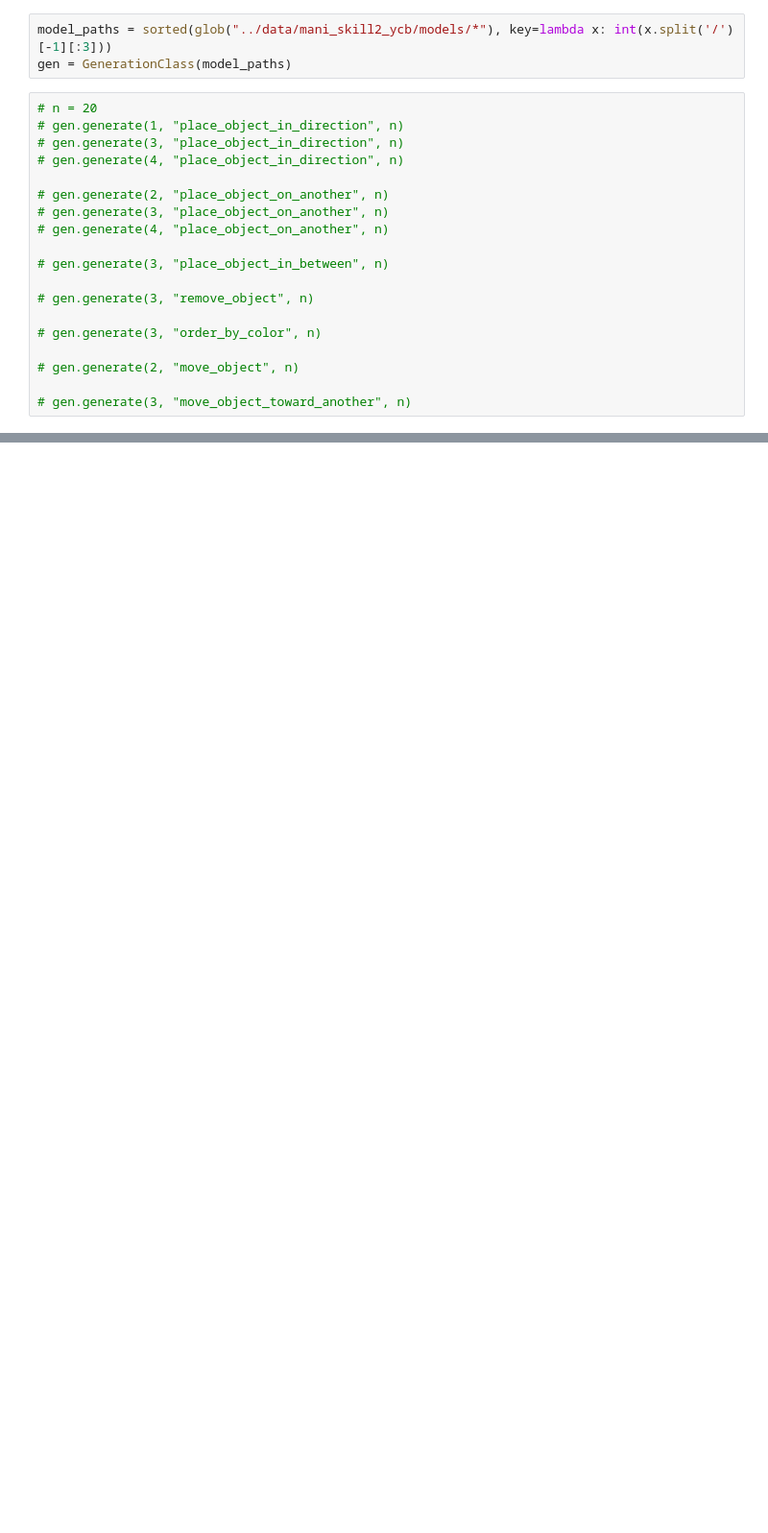
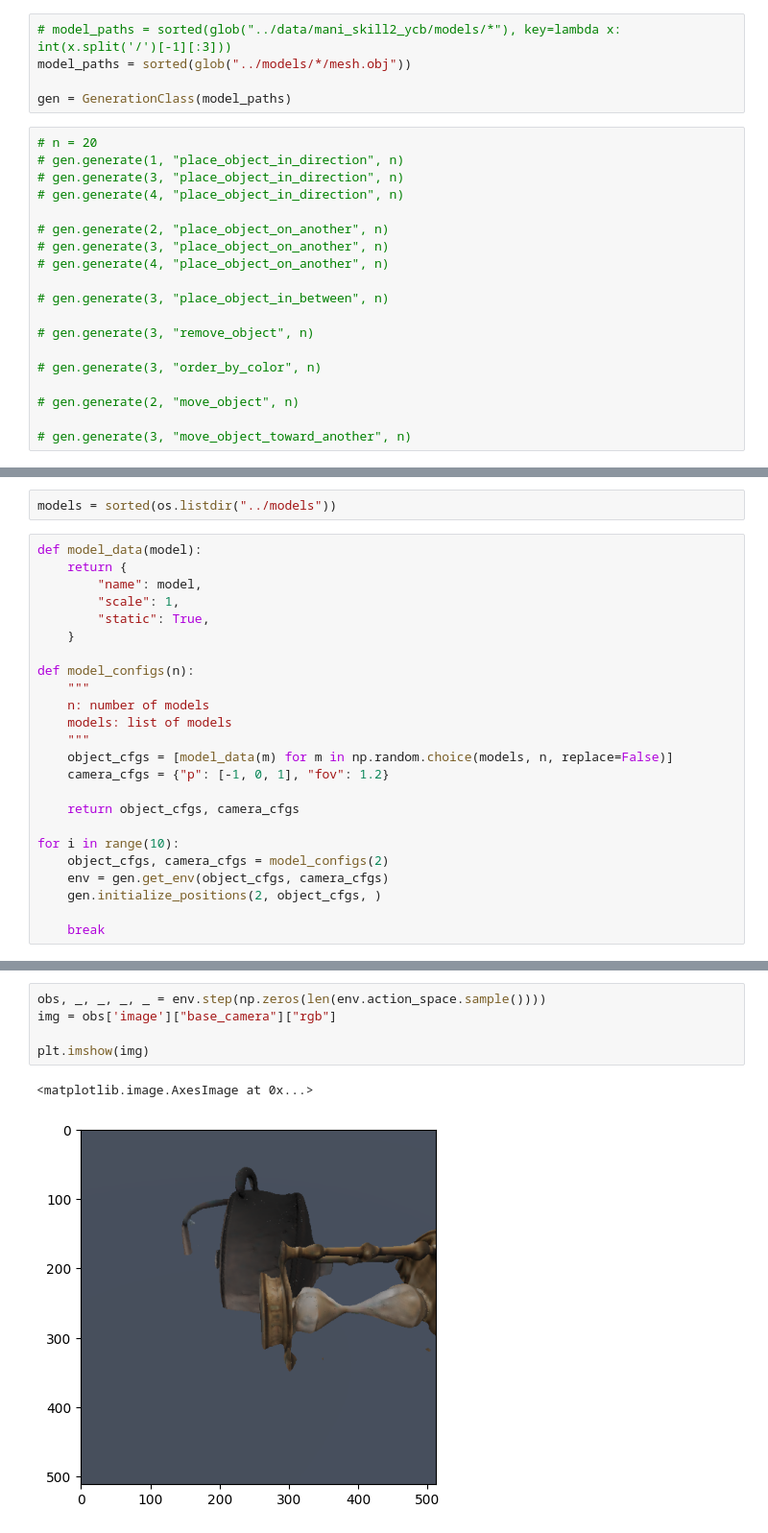
Before and after one commit to KaiMJ/Benchmark_Maniskill2, a Jupyter notebook: creation/refactor.ipynb, the cells around one changed output, grey strips where cells are left out. Shown at 96% size. Drawn from its saved outputs; the diff is of its cells as text; blank space fills up the shorter version.

Commit message:
3d object cfgs

```diff
--- a/creation/refactor.ipynb
+++ b/creation/refactor.ipynb
@@ -33,7 +33,9 @@ from IPython.display import clear_output
 # os.makedirs(move_cube_dir, exist_ok=True)
 # os.makedirs(move_ycb_dir, exist_ok=True)
 # %%
-model_paths = sorted(glob("../data/mani_skill2_ycb/models/*"), key=lambda x: int(x.split('/')[-1][:3]))
+# model_paths = sorted(glob("../data/mani_skill2_ycb/models/*"), key=lambda x: int(x.split('/')[-1][:3]))
+model_paths = sorted(glob("../models/*/mesh.obj"))
+
 gen = GenerationClass(model_paths)
 # %%
 # n = 20
@@ -56,0 +67,26 @@ gen = GenerationClass(model_paths)
+# %%
+models = sorted(os.listdir("../models"))
+# %%
+def model_data(model):
+    return {
+        "name": model,
+        "scale": 1,
+        "static": True,
+    }
+
+def model_configs(n):
+    """
+    n: number of models
+    models: list of models
+    """
+    object_cfgs = [model_data(m) for m in np.random.choice(models, n, replace=False)]
+    camera_cfgs = {"p": [-1, 0, 1], "fov": 1.2}
+
+    return object_cfgs, camera_cfgs
+
+for i in range(10):
+    object_cfgs, camera_cfgs = model_configs(2)
+    env = gen.get_env(object_cfgs, camera_cfgs)
+    gen.initialize_positions(2, object_cfgs, )
+
+    break
@@ -57,3 +96,11 @@ gen = GenerationClass(model_paths)
+# %%
+obs, _, _, _, _ = env.step(np.zeros(len(env.action_space.sample())))
+img = obs['image']["base_camera"]["rgb"]
+
+plt.imshow(img)
+# %% [output]
+<matplotlib.image.AxesImage at 0x...>
+[figure, added]
 # %%
 ### imported 3d objects
 
```
Also changed, not shown: parts of 4 cells of this notebook, 9 other files.
